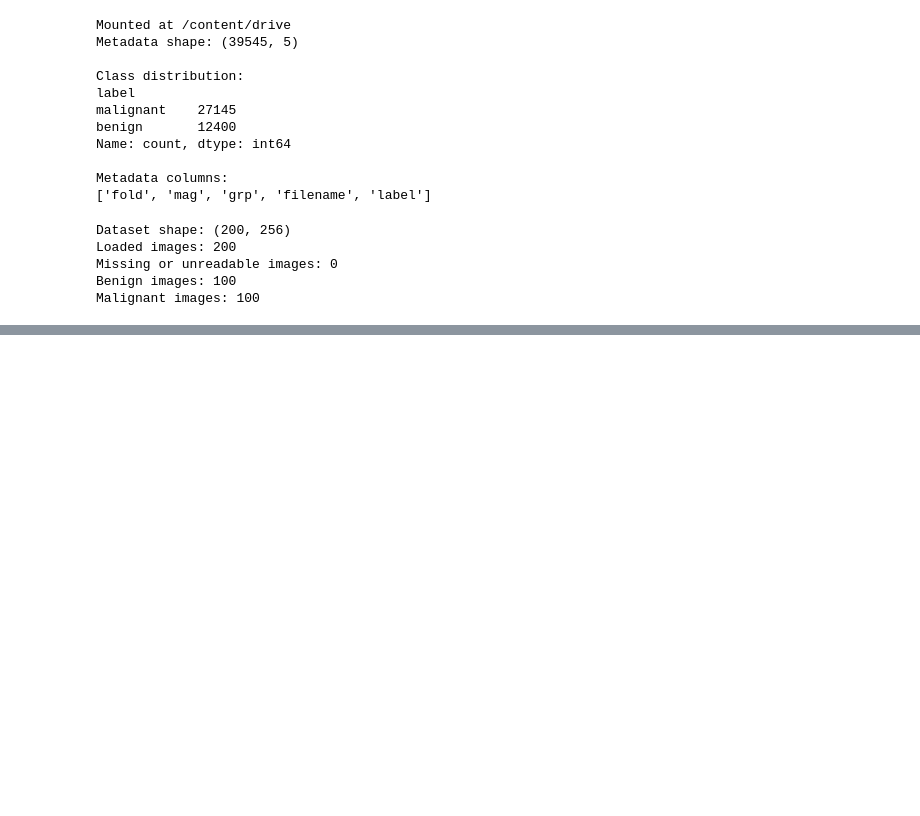
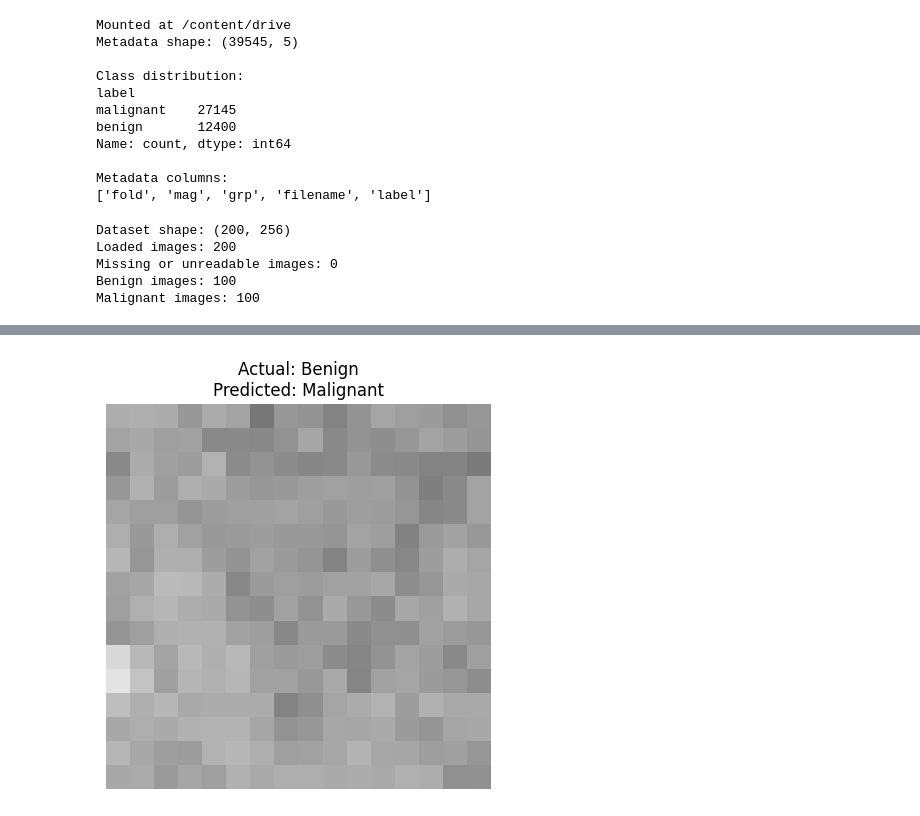
Before and after one commit to Karuneshtiwari/ML-lab, a Jupyter notebook: Lab09.ipynb, the cells around one changed output, grey strips where cells are left out. Saved outputs shown, nothing was run; the diff lists cells and outputs as text; code cells hidden in the pictures; blank space fills up the shorter version.

```diff
--- a/Lab09.ipynb
+++ b/Lab09.ipynb
@@ -627,0 +742,16 @@ Confusion Matrix:
+# %%
+plt.figure(figsize=(5, 5))
+plt.imshow(
+    a5_instance.reshape(IMAGE_SIZE),
+    cmap="gray",
+    vmin=0,
+    vmax=1
+)
+plt.title(
+    f"Actual: {['Benign', 'Malignant'][a5_actual]}\n"
+    f"Predicted: {['Benign', 'Malignant'][a5_predicted]}"
+)
+plt.axis("off")
+plt.show()
+# %% [output]
+[figure, added]
```
Also changed, not shown: parts of 4 cells of this notebook.
